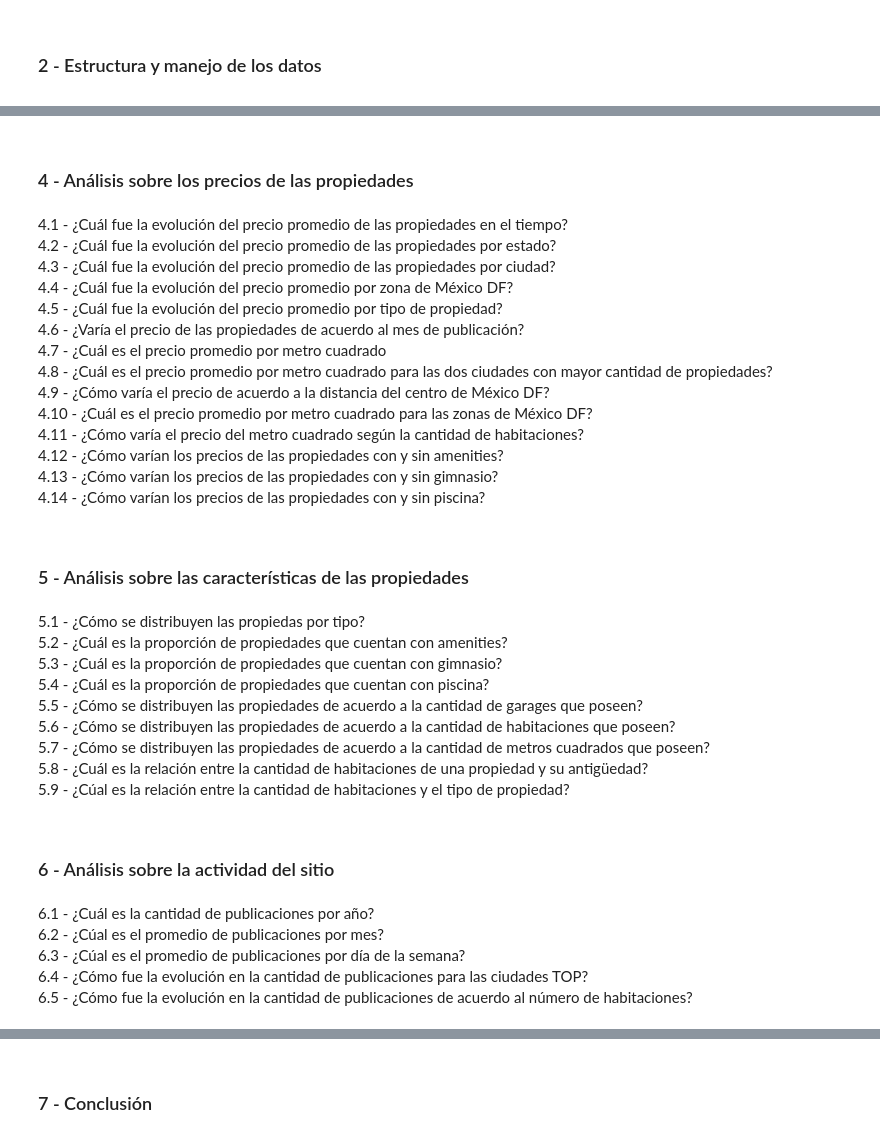
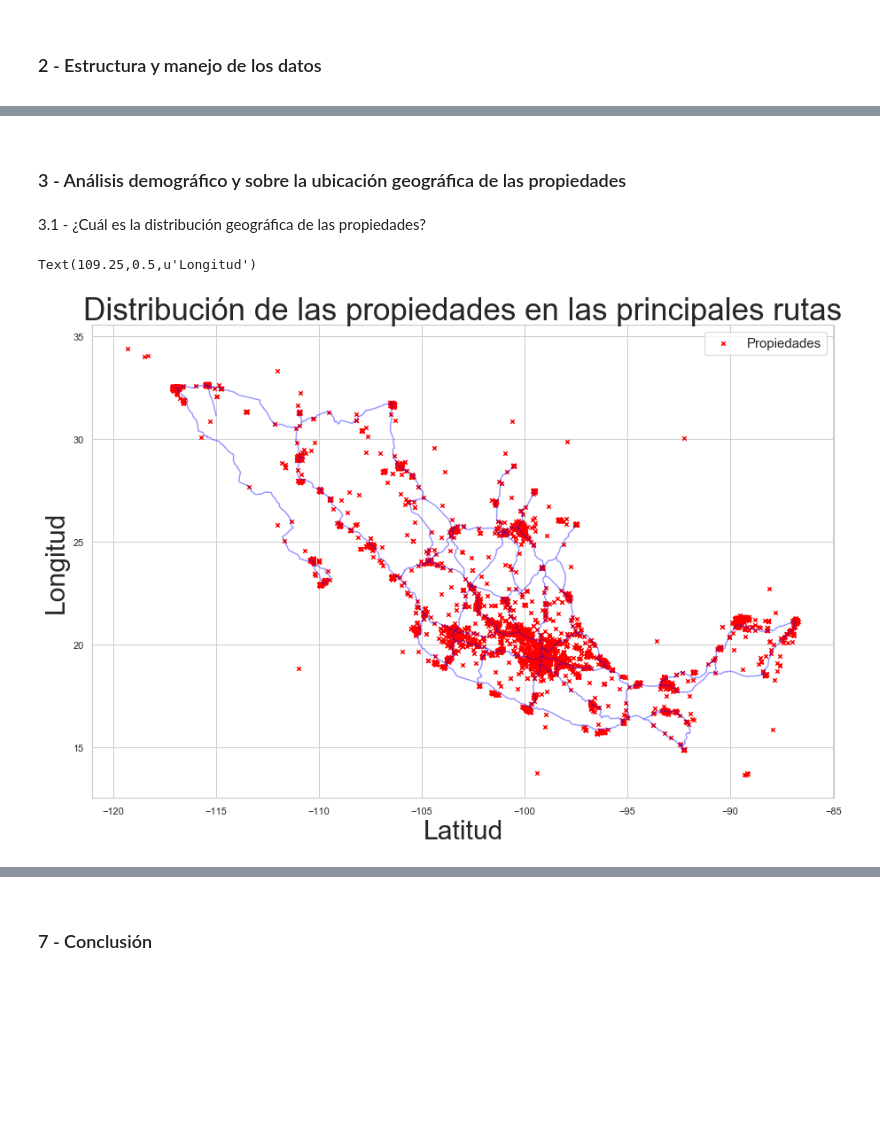
Before and after one commit to patopizzini/Organizacion_Datos_2C2019, a Jupyter notebook: TP1/Entrega/TP1 Entrega.ipynb, the cells around one changed output, grey strips where cells are left out. Cells and saved outputs as stored; diff of their text form; code cells hidden in the pictures; blank space fills up the shorter version.

```diff
--- a/TP1/Entrega/TP1 Entrega.ipynb
+++ b/TP1/Entrega/TP1 Entrega.ipynb
@@ -33,0 +67,2 @@ tp1_data =  pd.read_csv('Datos/train.csv')
+# %%
+geo_df = gpd.GeoDataFrame(datos_principales, crs = crs, geometry = geometry)
@@ -33,0 +78,7 @@ tp1_data =  pd.read_csv('Datos/train.csv')
+# %%
+mexico = geo_df[(geo_df['lng'] < -85) & (geo_df['lng'] > -120) & (geo_df['lat'] > 12.5) & (geo_df['lat'] < 35)]
+NO_mexico = geo_df[((geo_df['lng'] > -85) | (geo_df['lng'] < -120)) & ((geo_df['lat'] < 12.5) | (geo_df['lat'] > 35))]
+paises_NO_mexico = NO_mexico[(NO_mexico['lat'] != 0) | (NO_mexico['lng'] != 0)]
+# %%
+geometry = [Point(xy) for xy in zip(mexico['lng'], mexico['lat'])]
+geometry[:3]
@@ -34,3 +89,5 @@ tp1_data =  pd.read_csv('Datos/train.csv')
+# %%
+geo_df = gpd.GeoDataFrame(mexico, crs = crs, geometry = geometry)
 # %% [markdown]
 # <span style="font-size:18px">1 - Introducción</span>
 <span style="font-size:15px">1.1 - ¿De qué se encarga ZonaProp?</span>
@@ -50,33 +96,14 @@ tp1_data =  pd.read_csv('Datos/train.csv')
-# %% [markdown]
-# <span style="font-size:18px">4 - Análisis sobre los precios de las propiedades</span>
-<span style="font-size:15px">4.1 - ¿Cuál fue la evolución del precio promedio de las propiedades en el tiempo?</span><br />
-<span style="font-size:15px">4.2 - ¿Cuál fue la evolución del precio promedio de las propiedades por estado?</span><br /><span style="font-size:15px">4.3 - ¿Cuál fue la evolución del precio promedio de las propiedades por ciudad?</span><br />
-<span style="font-size:15px">4.4 - ¿Cuál fue la evolución del precio promedio por zona de México DF?</span><br />
-<span style="font-size:15px">4.5 - ¿Cuál fue la evolución del precio promedio por tipo de propiedad?</span><br />
-<span style="font-size:15px">4.6 - ¿Varía el precio de las propiedades de acuerdo al mes de publicación?</span><br />
-<span style="font-size:15px">4.7 - ¿Cuál es el precio promedio por metro cuadrado</span><br />
-<span style="font-size:15px">4.8 - ¿Cuál es el precio promedio por metro cuadrado para las dos ciudades con mayor cantidad de propiedades?</span><br />
-<span style="font-size:15px">4.9 - ¿Cómo varía el precio de acuerdo a la distancia del centro de México DF?</span><br />
-<span style="font-size:15px">4.10 - ¿Cuál es el precio promedio por metro cuadrado para las zonas de México DF?</span><br />
-<span style="font-size:15px">4.11 - ¿Cómo varía el precio del metro cuadrado según la cantidad de habitaciones?</span><br />
-<span style="font-size:15px">4.12 - ¿Cómo varían los precios de las propiedades con y sin amenities?</span><br />
-<span style="font-size:15px">4.13 - ¿Cómo varían los precios de las propiedades con y sin gimnasio?</span><br />
-<span style="font-size:15px">4.14 - ¿Cómo varían los precios de las propiedades con y sin piscina?</span><br />
-# %% [markdown]
-# <span style="font-size:18px">5 - Análisis sobre las características de las propiedades</span>
-<span style="font-size:15px">5.1 - ¿Cómo se distribuyen las propiedas por tipo?</span><br />
-<span style="font-size:15px">5.2 - ¿Cuál es la proporción de propiedades que cuentan con amenities?</span><br />
-<span style="font-size:15px">5.3 - ¿Cuál es la proporción de propiedades que cuentan con gimnasio?</span><br />
-<span style="font-size:15px">5.4 - ¿Cuál es la proporción de propiedades que cuentan con piscina?</span><br />
-<span style="font-size:15px">5.5 - ¿Cómo se distribuyen las propiedades de acuerdo a la cantidad de garages que poseen?</span><br />
-<span style="font-size:15px">5.6 - ¿Cómo se distribuyen las propiedades de acuerdo a la cantidad de habitaciones que poseen?</span><br />
-<span style="font-size:15px">5.7 - ¿Cómo se distribuyen las propiedades de acuerdo a la cantidad de metros cuadrados que poseen?</span><br />
-<span style="font-size:15px">5.8 - ¿Cuál es la relación entre la cantidad de habitaciones de una propiedad y su antigüedad?</span><br />
-<span style="font-size:15px">5.9 - ¿Cúal es la relación entre la cantidad de habitaciones y el tipo de propiedad?</span>
-# %% [markdown]
-# <span style="font-size:18px">6 - Análisis sobre la actividad del sitio</span>
-<span style="font-size:15px">6.1 - ¿Cuál es la cantidad de publicaciones por año?</span><br />
-<span style="font-size:15px">6.2 - ¿Cúal es el promedio de publicaciones por mes?</span><br />
-<span style="font-size:15px">6.3 - ¿Cúal es el promedio de publicaciones por día de la semana?</span><br />
-<span style="font-size:15px">6.4 - ¿Cómo fue la evolución en la cantidad de publicaciones para las ciudades TOP?</span><br />
-<span style="font-size:15px">6.5 - ¿Cómo fue la evolución en la cantidad de publicaciones de acuerdo al número de habitaciones?</span>
+# %% [markdown]
+# <span style="font-size:18px">3 - Análisis demográfico y sobre la ubicación geográfica de las propiedades</span>
+<span style="font-size:15px">3.1 - ¿Cuál es la distribución geográfica de las propiedades?</span><br />
+# %%
+fig, ax = plt.subplots(figsize = (15,15))
+mapa.plot(ax = ax, alpha = 0.4, color="blue")
+geo_df.plot(ax = ax, markersize = 20, color = "red", marker = "x", label = "Propiedades")
+plt.legend(prop={'size': 15})
+ax.set_title(u"Distribución de las propiedades en las principales rutas", fontsize=35)
+ax.set_xlabel(u"Latitud",fontsize=30)
+ax.set_ylabel(u"Longitud", fontsize=30)
+# %% [output]
+Text(109.25,0.5,u'Longitud')
+[figure, added]
```
Also changed, not shown: parts of 93 cells of this notebook, 1 other file.
